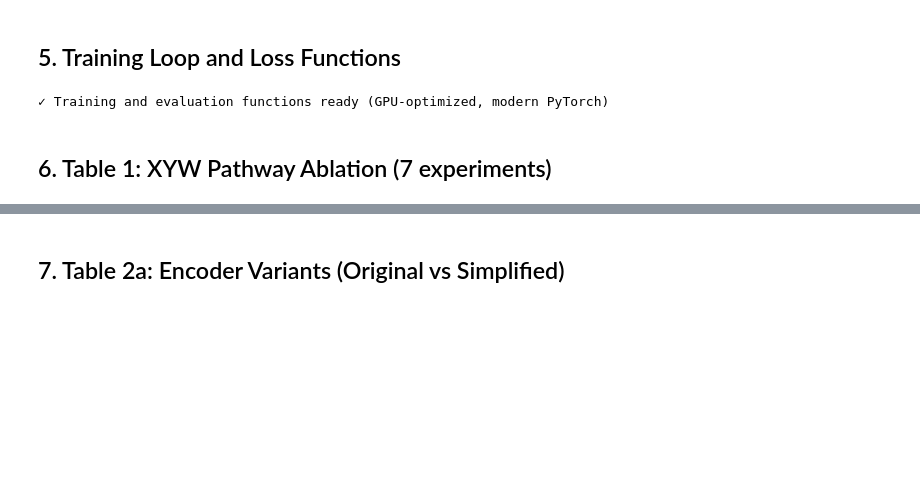
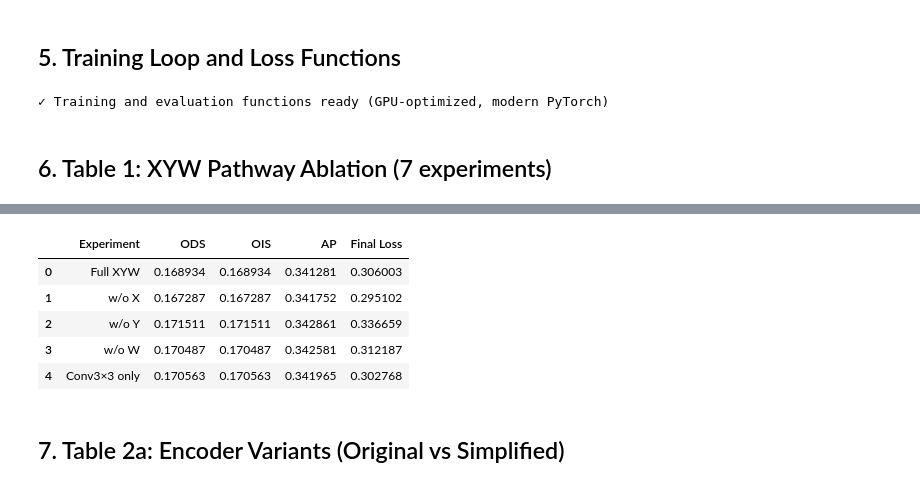
Before and after one commit to imadbenmadi/XYWnet-ablation-Study, a Jupyter notebook: ablation_study.ipynb, the cells around one changed output, grey strips where cells are left out. Saved outputs shown, nothing was run; the diff lists cells and outputs as text; code cells hidden in the pictures; blank space fills up the shorter version.

```diff
--- a/ablation_study.ipynb
+++ b/ablation_study.ipynb
@@ -390,6 +397,8 @@ def train_one_epoch(model, loader, optimizer, device):
             loss = cross_entropy_loss(pred, labels)
 
         loss.backward()
+        # Clip gradients to prevent NaN/Inf
+        torch.nn.utils.clip_grad_norm_(model.parameters(), max_norm=1.0)
         optimizer.step()
 
         total_loss += loss.item()
@@ -433,17 +442,15 @@ num_epochs = 3
 results_table1 = []
 
 print(f"\n{'='*70}")
-print(f"ABLATION STUDY - 3 Epochs on {str(device).upper()}")
+print(f"ABLATION STUDY - {num_epochs} Epochs on {str(device).upper()}")
 print(f"{'='*70}")
 
 experiments_table1 = [
-    {"name": "Full XYW", "use_xyw": True},
-    {"name": "w/o X", "use_xyw": True, "disable_x": True},
-    {"name": "w/o Y", "use_xyw": True, "disable_y": True},
-    {"name": "w/o W", "use_xyw": True, "disable_w": True},
-    {"name": "Conv3×3 only", "use_xyw": False},
-    {"name": "X+Y only", "use_xyw": True, "disable_w": True},
-    {"name": "X+W only", "use_xyw": True, "disable_y": True},
+    {"name": "Full XYW", "use_xyw": True, "disable_x": False, "disable_y": False, "disable_w": False},
+    {"name": "w/o X", "use_xyw": True, "disable_x": True, "disable_y": False, "disable_w": False},
+    {"name": "w/o Y", "use_xyw": True, "disable_x": False, "disable_y": True, "disable_w": False},
+    {"name": "w/o W", "use_xyw": True, "disable_x": False, "disable_y": False, "disable_w": True},
+    {"name": "Conv3×3 only", "use_xyw": False, "disable_x": False, "disable_y": False, "disable_w": False},
 ]
 
 for exp in experiments_table1:
@@ -451,32 +458,59 @@ for exp in experiments_table1:
     print(f"Experiment: {exp['name']}")
     print(f"{'─'*70}")
 
-    model = AblationXYWNet(
-        use_xyw=exp['use_xyw'],
-        norm='BN'
-    ).to(device)  # Move to GPU immediately
+    try:
+        # Create model with ablation flags
+        model = AblationXYWNet(
+            use_xyw=exp['use_xyw'],
+            disable_x=exp.get('disable_x', False),
+            disable_y=exp.get('disable_y', False),
+            disable_w=exp.get('disable_w', False),
+            norm='BN'
+        ).to(device)  # Move to GPU immediately
 
-    optimizer = torch.optim.Adam(model.parameters(), lr=1e-2)  # Slightly higher LR for fewer epochs
-    train_losses = []
-    val_metrics = []
+        optimizer = torch.optim.Adam(model.parameters(), lr=1e-2)  # Slightly higher LR for fewer epochs
+        train_losses = []
+        val_metrics = []
 
-    for epoch in range(num_epochs):
-        train_loss = train_one_epoch(model, train_loader, optimizer, device)
-        val_metric = evaluate(model, val_loader, device)
+        for epoch in range(num_epochs):
+            train_loss = train_one_epoch(model, train_loader, optimizer, device)
+            val_metric = evaluate(model, val_loader, device)
 
-        train_losses.append(train_loss)
-        val_metrics.append(val_metric)
+            # Handle NaN losses
+            if np.isnan(train_loss) or np.isinf(train_loss):
+                print(f"Epoch {epoch+1}/{num_epochs} | ⚠ NaN/Inf loss detected")
+                break
 
-        print(f"Epoch {epoch+1}/{num_epochs} | Loss: {train_loss:.4f} | ODS: {val_metric['ODS']:.4f} | AP: {val_metric['AP']:.4f}")
+            train_losses.append(train_loss)
+            val_metrics.append(val_metric)
 
-    final_metrics = val_metrics[-1]
-    results_table1.append({
-        'Experiment': exp['name'],
-        'ODS': final_metrics['ODS'],
-        'OIS': final_metrics['OIS'],
-        'AP': final_metrics['AP'],
-        'Final Loss': train_losses[-1]
-    })
+            print(f"Epoch {epoch+1}/{num_epochs} | Loss: {train_loss:.4f} | ODS: {val_metric['ODS']:.4f} | AP: {val_metric['AP']:.4f}")
+
+        # Get final metrics
+        if len(val_metrics) > 0:
+            final_metrics = val_metrics[-1]
+            final_loss = train_losses[-1]
+        else:
+            final_metrics = {'ODS': 0.0, 'OIS': 0.0, 'AP': 0.0}
+            final_loss = float('nan')
+
+        results_table1.append({
+            'Experiment': exp['name'],
+            'ODS': final_metrics['ODS'],
+            'OIS': final_metrics['OIS'],
+            'AP': final_metrics['AP'],
+            'Final Loss': final_loss
+        })
+
+    except RuntimeError as e:
+        print(f"⚠ Error in {exp['name']}: {str(e)[:60]}")
+        results_table1.append({
+            'Experiment': exp['name'],
+            'ODS': 0.0,
+            'OIS': 0.0,
+            'AP': 0.0,
+            'Final Loss': float('nan')
+        })
 
 df_table1 = pd.DataFrame(results_table1)
 print("\n" + "="*70)
@@ -505,3 +539,9 @@ Epoch 2/3 | Loss: 0.2925 | ODS: 0.1713 | AP: 0.3425
+|  | Experiment | ODS | OIS | AP | Final Loss |
+| 0 | Full XYW | 0.168934 | 0.168934 | 0.341281 | 0.306003 |
+| 1 | w/o X | 0.167287 | 0.167287 | 0.341752 | 0.295102 |
+| 2 | w/o Y | 0.171511 | 0.171511 | 0.342861 | 0.336659 |
+| 3 | w/o W | 0.170487 | 0.170487 | 0.342581 | 0.312187 |
+| 4 | Conv3×3 only | 0.170563 | 0.170563 | 0.341965 | 0.302768 |
 # %% [markdown]
 ## 7. Table 2a: Encoder Variants (Original vs Simplified)
 # %%
```
Also changed, not shown: parts of 8 cells of this notebook, 2 other files.
